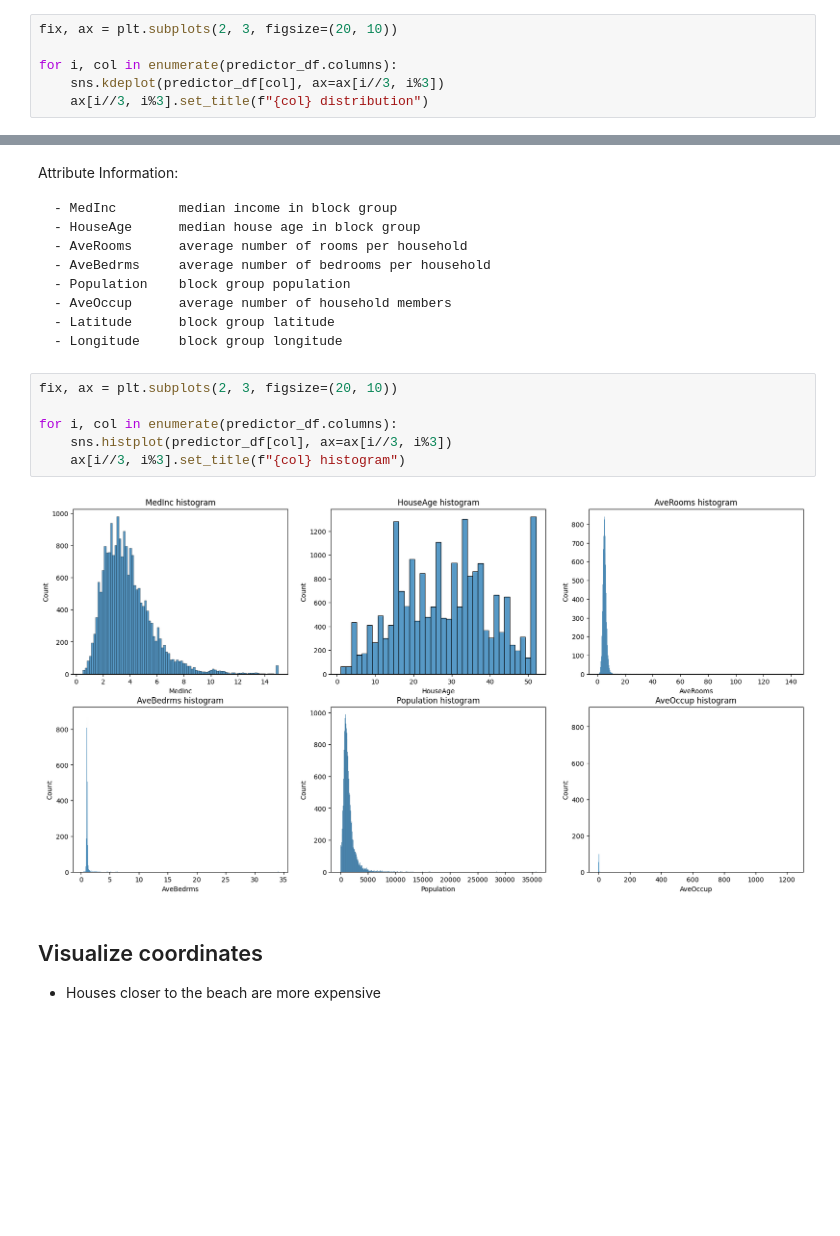
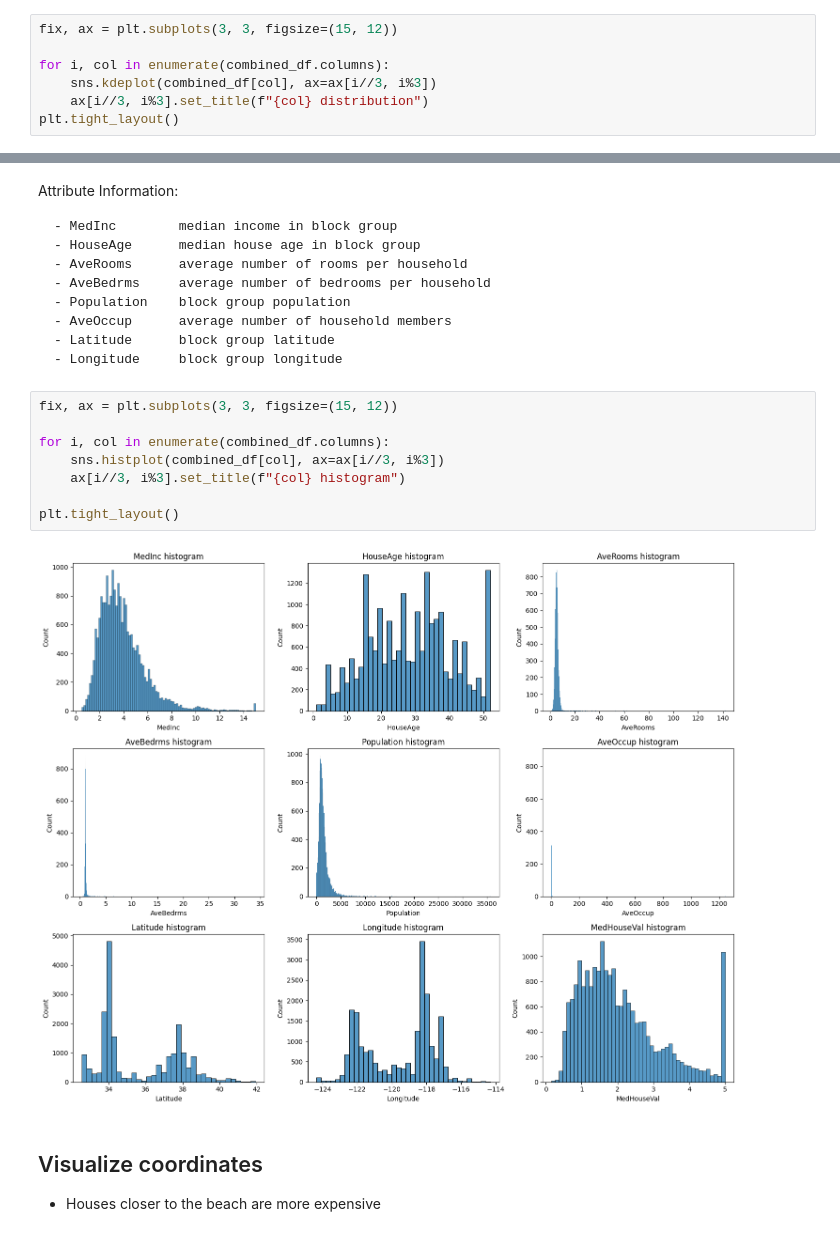
Before and after one commit to sheilambadi/machine-learning-zoomcamp, a Jupyter notebook: machine-learning-zoomcamp/02_regression/california_housing_price_prediction.ipynb, the cells around one changed output, grey strips where cells are left out. Saved outputs shown, nothing was run; the diff lists cells and outputs as text; blank space fills up the shorter version.

```diff
--- a/machine-learning-zoomcamp/02_regression/california_housing_price_prediction.ipynb
+++ b/machine-learning-zoomcamp/02_regression/california_housing_price_prediction.ipynb
@@ -198,7 +208,8 @@ dtype: float64
 # %%
-fix, ax = plt.subplots(2, 3, figsize=(20, 10))
+fix, ax = plt.subplots(3, 3, figsize=(15, 12))
 
-for i, col in enumerate(predictor_df.columns):
-    sns.kdeplot(predictor_df[col], ax=ax[i//3, i%3])
+for i, col in enumerate(combined_df.columns):
+    sns.kdeplot(combined_df[col], ax=ax[i//3, i%3])
     ax[i//3, i%3].set_title(f"{col} distribution")
+plt.tight_layout()
 # %% [output]
@@ -215,13 +226,15 @@ Attribute Information:
     - Latitude      block group latitude
     - Longitude     block group longitude
 # %%
-fix, ax = plt.subplots(2, 3, figsize=(20, 10))
+fix, ax = plt.subplots(3, 3, figsize=(15, 12))
 
-for i, col in enumerate(predictor_df.columns):
-    sns.histplot(predictor_df[col], ax=ax[i//3, i%3])
+for i, col in enumerate(combined_df.columns):
+    sns.histplot(combined_df[col], ax=ax[i//3, i%3])
     ax[i//3, i%3].set_title(f"{col} histogram")
+
+plt.tight_layout()
 # %% [output]
-[figure, old version]
+[figure, new version]
 # %% [markdown]
 ## Visualize coordinates
 - Houses closer to the beach are more expensive
```
Also changed, not shown: parts of 5 cells of this notebook.
